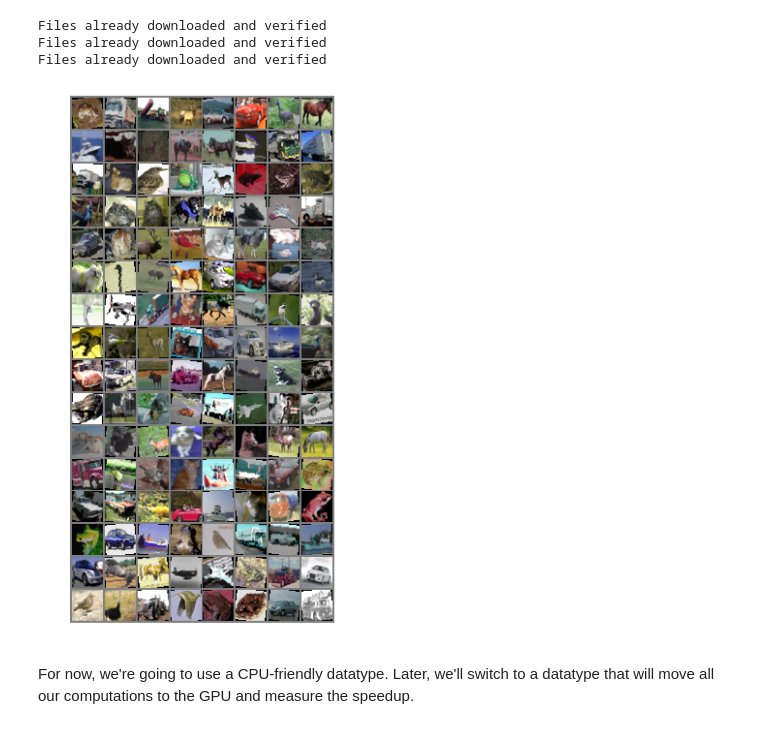
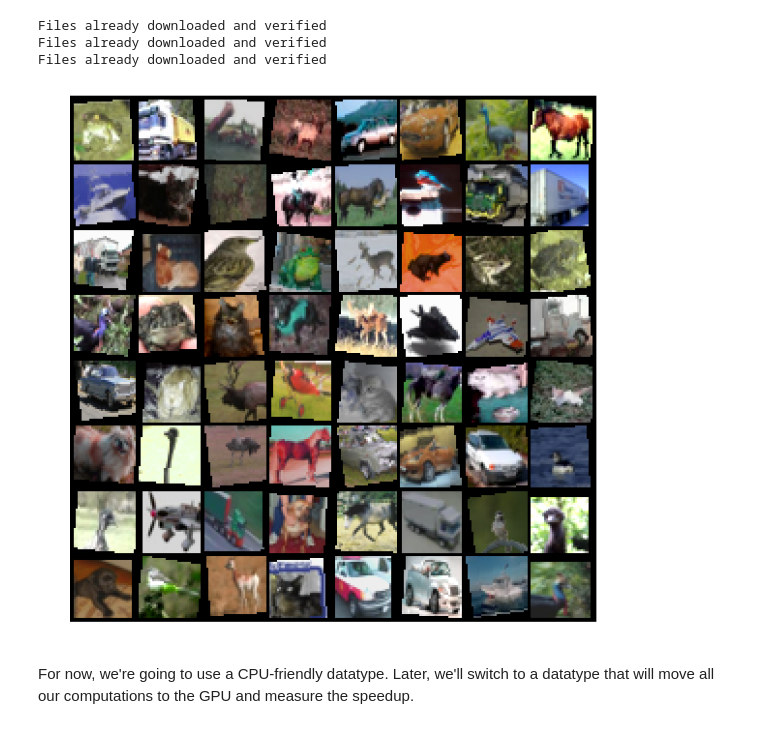
Before and after one commit to htdt/class_cs231n, a Jupyter notebook: assignment2/PyTorch.ipynb, the cells around one changed output. Saved outputs shown, nothing was run; the diff lists cells and outputs as text; code cells hidden in the pictures.

```diff
--- a/assignment2/PyTorch.ipynb
+++ b/assignment2/PyTorch.ipynb
@@ -65,26 +65,26 @@ NUM_VAL = 1000
 transform_train = T.Compose([
     T.RandomHorizontalFlip(),
     T.ColorJitter(brightness=.3, contrast=.3, saturation=.3, hue=.1),
+    T.Pad(3),
     T.RandomRotation(degrees = 10),
+    T.RandomCrop(32),
     T.ToTensor(),
-    T.Normalize((0.5, 0.5, 0.5), (0.5, 0.5, 0.5)),
 ])
 transform = T.Compose([
     T.ToTensor(),
-    T.Normalize((0.5, 0.5, 0.5), (0.5, 0.5, 0.5)),
 ])
 
 cifar10_train = dset.CIFAR10('./cs231n/datasets', train=True, download=True,
                            transform=transform_train)
-loader_train = DataLoader(cifar10_train, batch_size=128, sampler=ChunkSampler(NUM_TRAIN, 0), num_workers=4)
+loader_train = DataLoader(cifar10_train, batch_size=64, sampler=ChunkSampler(NUM_TRAIN, 0), num_workers=2)
 
 cifar10_val = dset.CIFAR10('./cs231n/datasets', train=True, download=True,
                            transform=transform)
-loader_val = DataLoader(cifar10_val, batch_size=128, sampler=ChunkSampler(NUM_VAL, NUM_TRAIN), num_workers=4)
+loader_val = DataLoader(cifar10_val, batch_size=64, sampler=ChunkSampler(NUM_VAL, NUM_TRAIN), num_workers=2)
 
 cifar10_test = dset.CIFAR10('./cs231n/datasets', train=False, download=True,
                           transform=transform)
-loader_test = DataLoader(cifar10_test, batch_size=128, num_workers=4)
+loader_test = DataLoader(cifar10_test, batch_size=64, num_workers=2)
 # %% [output]
 Files already downloaded and verified
 Files already downloaded and verified
@@ -92,14 +92,14 @@ Files already downloaded and verified
 # %%
 images_batch = next(iter(loader_train))
 grid = utils.make_grid(images_batch[0])
 plt.figure(figsize = (10,10))
-grid = grid / 2 + 0.5
+#grid = grid / 2 + 0.5
 plt.imshow(grid.numpy().transpose((1, 2, 0)))
 plt.axis('off')
 plt.ioff()
 plt.show()
 # %% [output]
-[figure, old version]
+[figure, new version]
 # %% [markdown]
 For now, we're going to use a CPU-friendly datatype. Later, we'll switch to a datatype that will move all our computations to the GPU and measure the speedup.
 # %%
```
Also changed, not shown: parts of 8 cells of this notebook.
